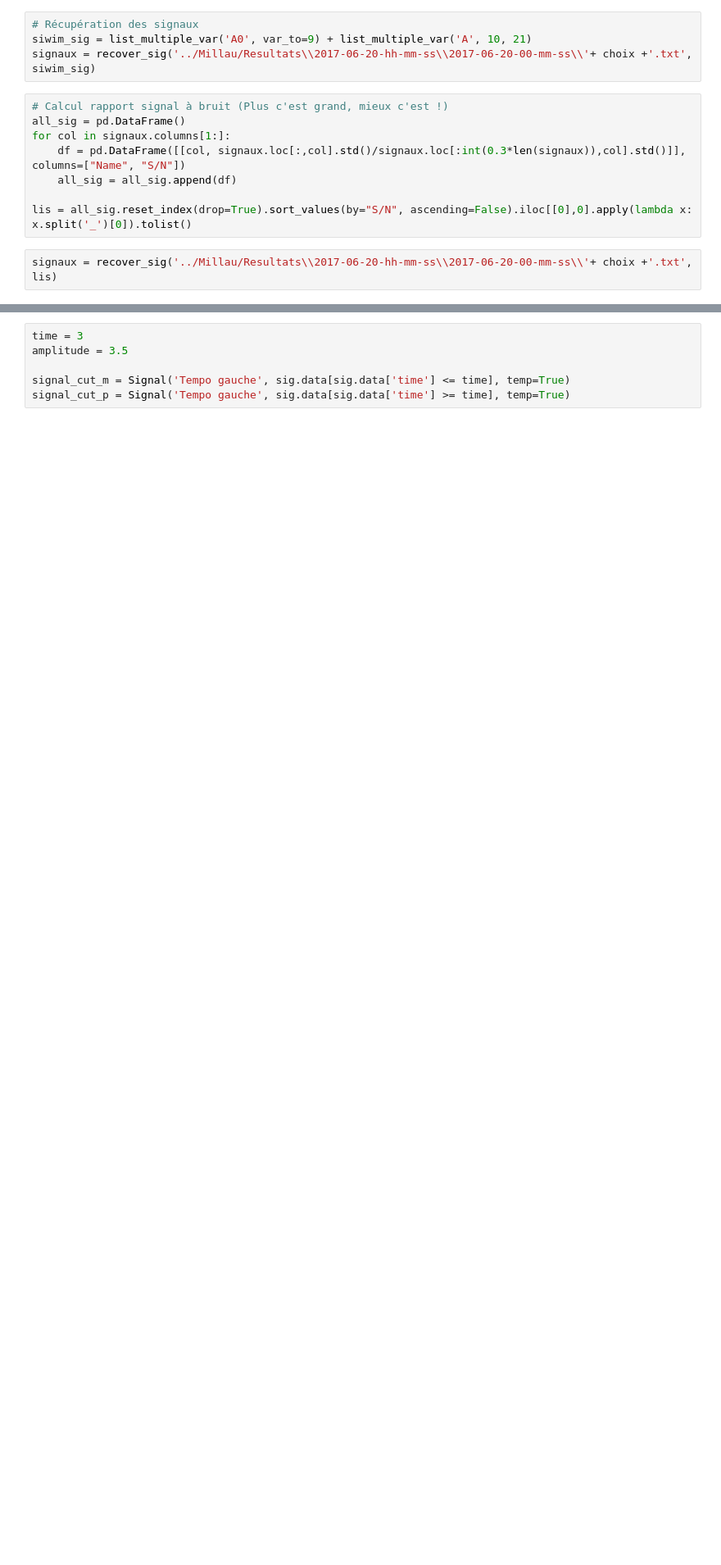
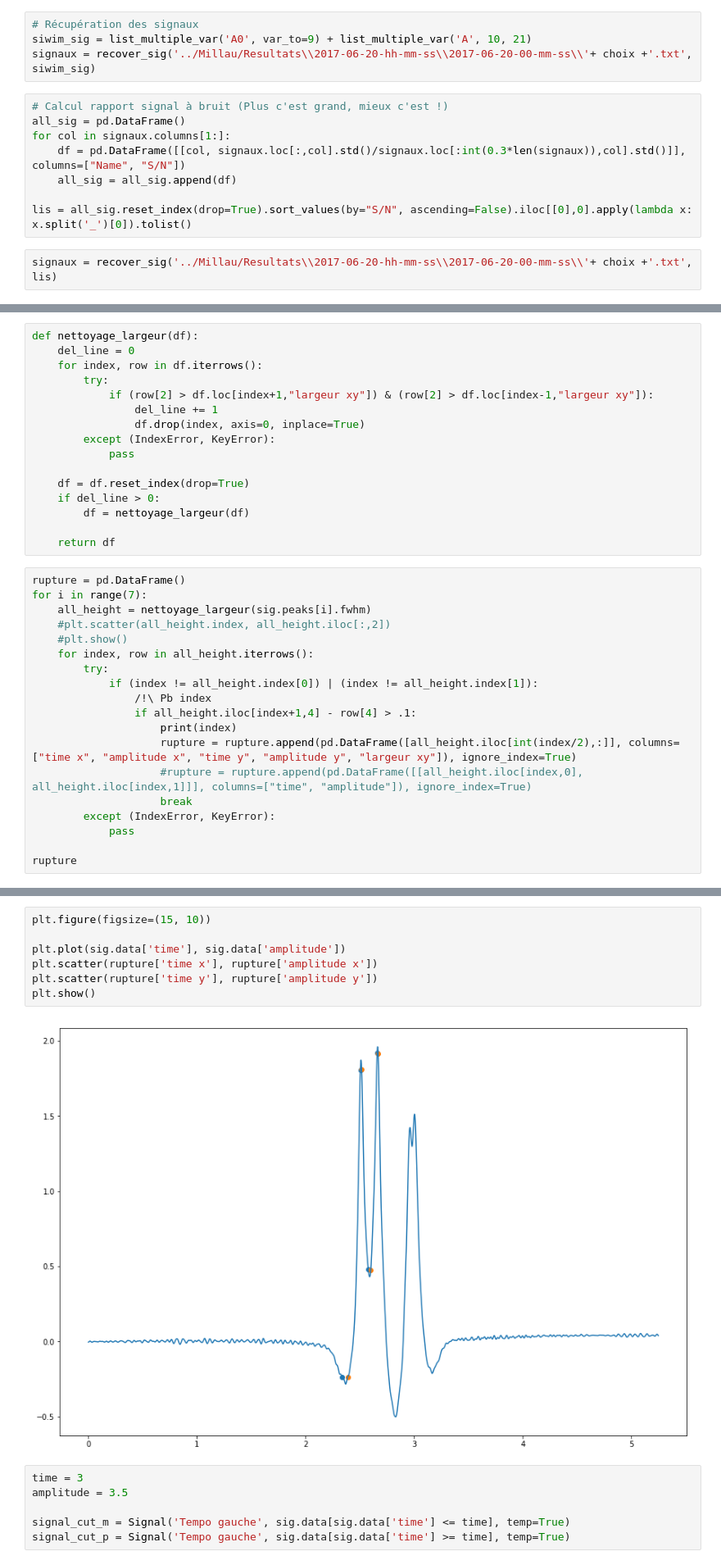
Before and after one commit to brouailalexandre/pesage-par-pont, a Jupyter notebook: Jupyter notebook/Conversion fichier txt.ipynb, the cells around one changed output, grey strips where cells are left out. Shown: that part at 82% size. Cells and saved outputs as stored; diff of their text form; blank space fills up the shorter version.

Commit message:
Finalisation fonction calcul fwhm. Problème index.

```diff
--- a/Jupyter notebook/Conversion fichier txt.ipynb
+++ b/Jupyter notebook/Conversion fichier txt.ipynb
@@ -83,0 +71,35 @@ plt.show()
+# %%
+def nettoyage_largeur(df):
+    del_line = 0
+    for index, row in df.iterrows():
+        try:
+            if (row[2] > df.loc[index+1,"largeur xy"]) & (row[2] > df.loc[index-1,"largeur xy"]):
+                del_line += 1
+                df.drop(index, axis=0, inplace=True)
+        except (IndexError, KeyError):
+            pass
+
+    df = df.reset_index(drop=True)
+    if del_line > 0:
+        df = nettoyage_largeur(df)
+
+    return df
+# %%
+rupture = pd.DataFrame()
+for i in range(7):
+    all_height = nettoyage_largeur(sig.peaks[i].fwhm)
+    #plt.scatter(all_height.index, all_height.iloc[:,2])
+    #plt.show()
+    for index, row in all_height.iterrows():
+        try:
+            if (index != all_height.index[0]) | (index != all_height.index[1]):
+                /!\ Pb index
+                if all_height.iloc[index+1,4] - row[4] > .1:
+                    print(index)
+                    rupture = rupture.append(pd.DataFrame([all_height.iloc[int(index/2),:]], columns=["time x", "amplitude x", "time y", "amplitude y", "largeur xy"]), ignore_index=True)
+                    #rupture = rupture.append(pd.DataFrame([[all_height.iloc[index,0], all_height.iloc[index,1]]], columns=["time", "amplitude"]), ignore_index=True)
+                    break
+        except (IndexError, KeyError):
+            pass
+
+rupture
@@ -84,3 +122,12 @@ plt.show()
+# %%
+plt.figure(figsize=(15, 10))
+
+plt.plot(sig.data['time'], sig.data['amplitude'])
+plt.scatter(rupture['time x'], rupture['amplitude x'])
+plt.scatter(rupture['time y'], rupture['amplitude y'])
+plt.show()
+# %% [output]
+[figure, added]
 # %%
 time = 3
 amplitude = 3.5
```
Also changed, not shown: parts of 6 cells of this notebook, 1 other file.
